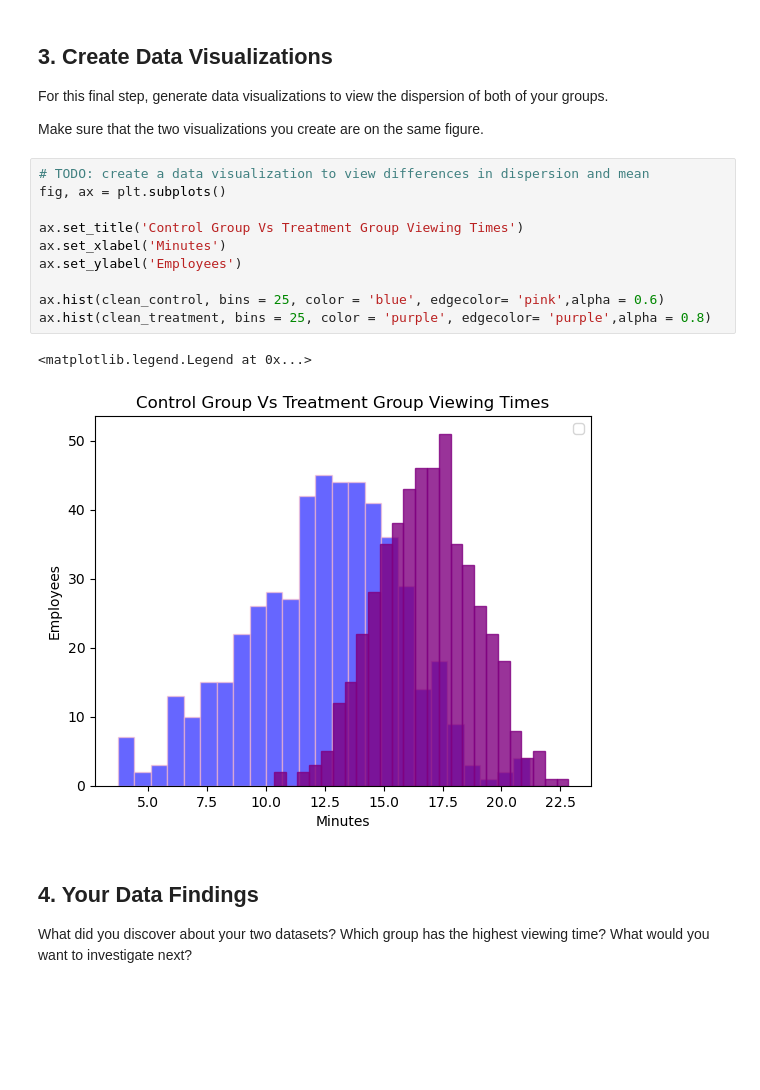
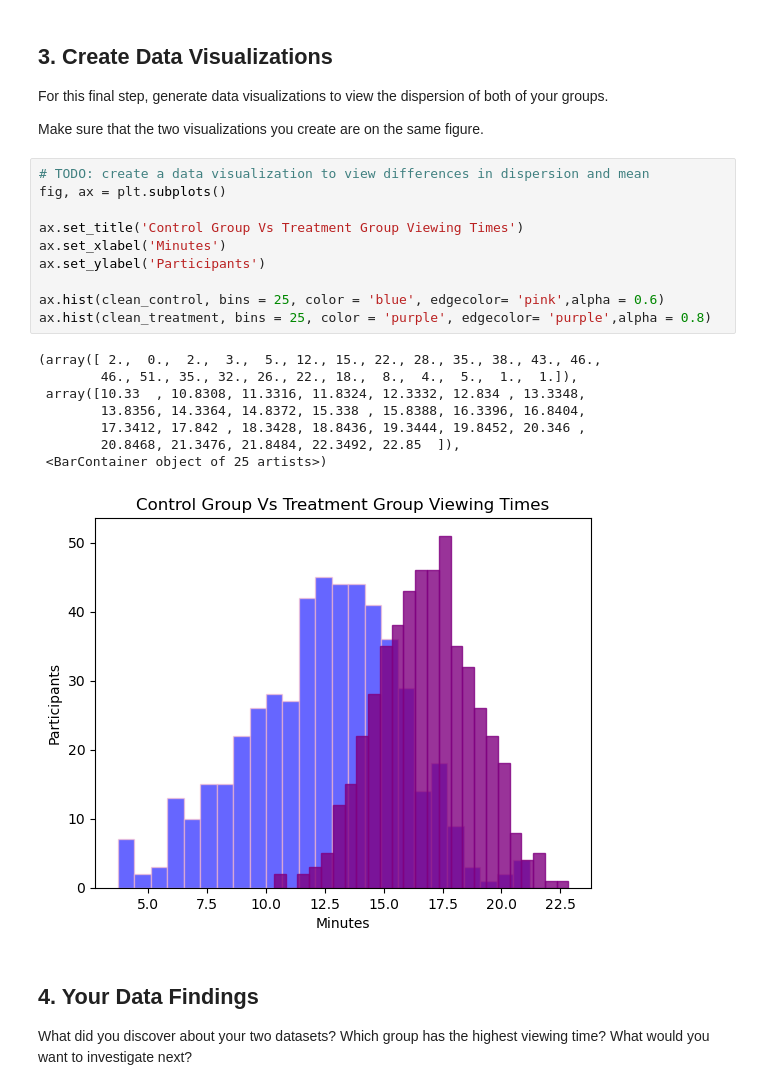
Before and after one commit to Sheryl122/viewing-time-lab, a Jupyter notebook: explore.ipynb, the cells around one changed output. Cells and saved outputs as stored; diff of their text form; blank space fills up the shorter version.

```diff
--- a/explore.ipynb
+++ b/explore.ipynb
@@ -97,16 +97,22 @@ Make sure that the two visualizations you create are on the same figure.
 # %%
 # TODO: create a data visualization to view differences in dispersion and mean
 fig, ax = plt.subplots()
 
 ax.set_title('Control Group Vs Treatment Group Viewing Times')
 ax.set_xlabel('Minutes')
-ax.set_ylabel('Employees')
+ax.set_ylabel('Participants')
 
 ax.hist(clean_control, bins = 25, color = 'blue', edgecolor= 'pink',alpha = 0.6)
 ax.hist(clean_treatment, bins = 25, color = 'purple', edgecolor= 'purple',alpha = 0.8)
 # %% [output]
-<matplotlib.legend.Legend at 0x...>
+(array([ 2.,  0.,  2.,  3.,  5., 12., 15., 22., 28., 35., 38., 43., 46.,
+        46., 51., 35., 32., 26., 22., 18.,  8.,  4.,  5.,  1.,  1.]),
+ array([10.33  , 10.8308, 11.3316, 11.8324, 12.3332, 12.834 , 13.3348,
+        13.8356, 14.3364, 14.8372, 15.338 , 15.8388, 16.3396, 16.8404,
+        17.3412, 17.842 , 18.3428, 18.8436, 19.3444, 19.8452, 20.346 ,
+        20.8468, 21.3476, 21.8484, 22.3492, 22.85  ]),
+ <BarContainer object of 25 artists>)
-[figure, old version]
+[figure, new version]
 # %% [markdown]
 ## 4. Your Data Findings
 
```
